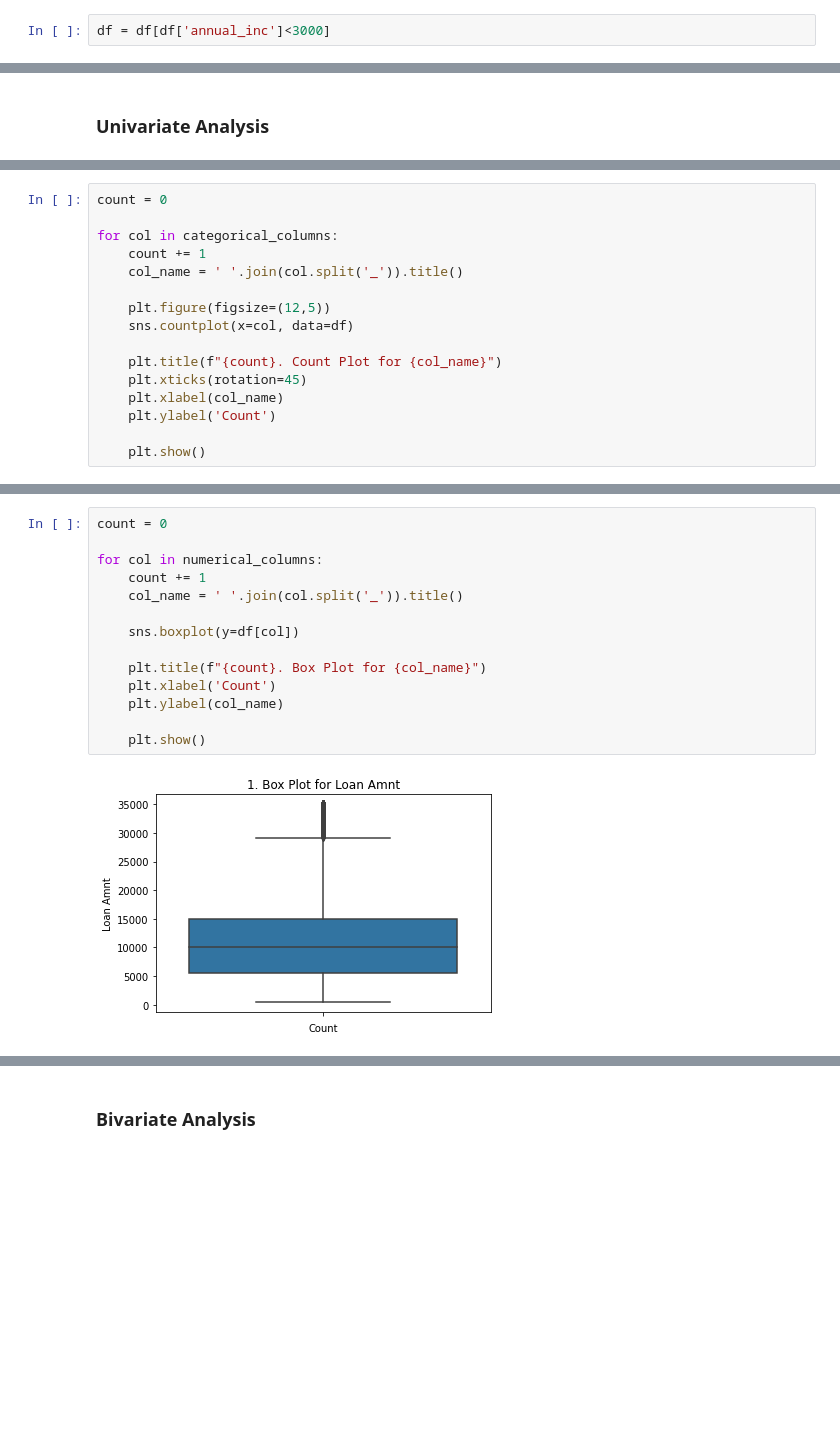
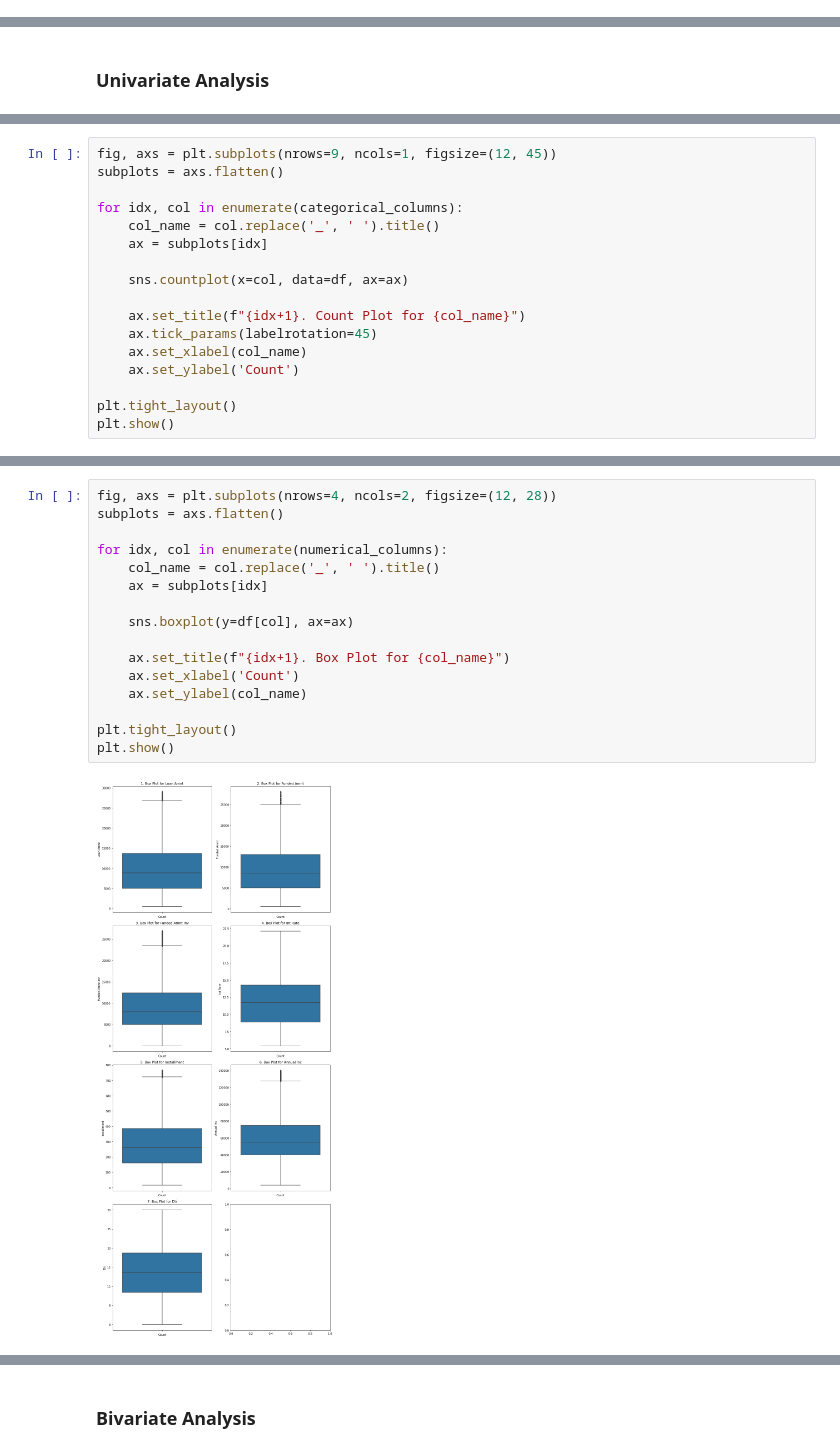
Before and after one commit to rahul-nanwani/lending-club, a Jupyter notebook: Rahul_Nanwani.ipynb, the cells around one changed output, grey strips where cells are left out. Cells and saved outputs as stored; diff of their text form; blank space fills up the shorter version.

```diff
--- a/Rahul_Nanwani.ipynb
+++ b/Rahul_Nanwani.ipynb
@@ -442,2 +435,0 @@ This has a very few outliers at the top. We can drop the ones that have more tha
-# %%
-df = df[df['annual_inc']<3000]
@@ -475,17 +486,18 @@ df.shape
 # %%
-count = 0
+fig, axs = plt.subplots(nrows=9, ncols=1, figsize=(12, 45))
+subplots = axs.flatten()
 
-for col in categorical_columns:
-    count += 1
-    col_name = ' '.join(col.split('_')).title()
+for idx, col in enumerate(categorical_columns):
+    col_name = col.replace('_', ' ').title()
+    ax = subplots[idx]
 
-    plt.figure(figsize=(12,5))
-    sns.countplot(x=col, data=df)
+    sns.countplot(x=col, data=df, ax=ax)
 
-    plt.title(f"{count}. Count Plot for {col_name}")
-    plt.xticks(rotation=45)
-    plt.xlabel(col_name)
-    plt.ylabel('Count')
+    ax.set_title(f"{idx+1}. Count Plot for {col_name}")
+    ax.tick_params(labelrotation=45)
+    ax.set_xlabel(col_name)
+    ax.set_ylabel('Count')
 
-    plt.show()
+plt.tight_layout()
+plt.show()
 # %% [output]
@@ -504,16 +513,18 @@ Most of the loans have grade of A and B. Therefore stating most of the loans are
 # %%
-count = 0
+fig, axs = plt.subplots(nrows=4, ncols=2, figsize=(12, 28))
+subplots = axs.flatten()
 
-for col in numerical_columns:
-    count += 1
-    col_name = ' '.join(col.split('_')).title()
+for idx, col in enumerate(numerical_columns):
+    col_name = col.replace('_', ' ').title()
+    ax = subplots[idx]
 
-    sns.boxplot(y=df[col])
+    sns.boxplot(y=df[col], ax=ax)
 
-    plt.title(f"{count}. Box Plot for {col_name}")
-    plt.xlabel('Count')
-    plt.ylabel(col_name)
+    ax.set_title(f"{idx+1}. Box Plot for {col_name}")
+    ax.set_xlabel('Count')
+    ax.set_ylabel(col_name)
 
-    plt.show()
+plt.tight_layout()
+plt.show()
 # %% [output]
-[figure, old version]
+[figure, new version]
```
Also changed, not shown: parts of 64 cells of this notebook, 7 other files.
